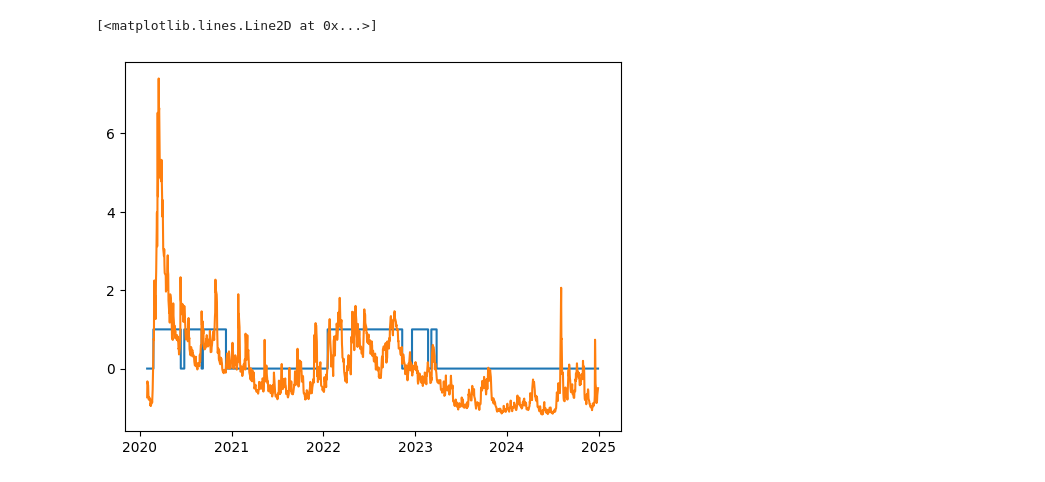
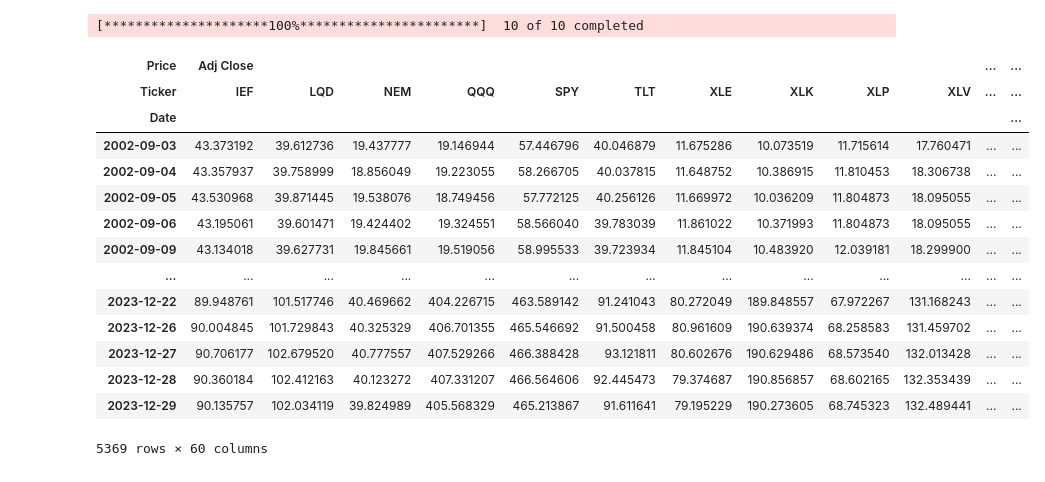
Before and after one commit to suryasridhar/regime-detection-and-optimization, a Jupyter notebook: ETF_HMM_Regime.ipynb, the cells around one changed output. Drawn from its saved outputs; the diff is of its cells as text; code cells hidden in the pictures.

```diff
--- a/ETF_HMM_Regime.ipynb
+++ b/ETF_HMM_Regime.ipynb
@@ -282,9 +2,0 @@ Requirement already satisfied: six>=1.5 in /usr/local/lib/python3.11/dist-packag
-# %%
-import matplotlib.pyplot as plt
-latest = data_with_pca_reduced
-latest
-plt.plot(latest.index, latest['regime'], drawstyle = 'steps-post')
-plt.plot(latest.index, latest['vix_scaled'])
-# %% [output]
-[<matplotlib.lines.Line2D at 0x...>]
-[figure, removed]
@@ -290,0 +12,41 @@ plt.plot(latest.index, latest['vix_scaled'])
+# %%
+start_date = '2002-09-01'
+end_date = '2024-01-01'
+# We put ALL candidates in one big basket.
+# We don't tell the model which is "Growth" or "Defensive".
+
+candidate_tickers = [
+    'SPY',           # S&P 500 (Market)
+    'QQQ',           # Nasdaq 100 (Growth)
+    'XLK',           # Tech Sector (Growth)
+    'XLE',           # Energy Sector (Inflation/Value)
+    'XLV',           # Healthcare (Defensive)
+    'XLP',           # Staples (Defensive)
+    'TLT',           # 20+ Year Treasury (The Crisis Hedge) - Launched July 2002
+    'IEF',           # 7-10 Year Treasury (Intermediate Safety) - Launched July 2002
+    'LQD',           # Investment Grade Corp Bond (Credit Risk) - Launched July 2002
+    'NEM',           # Gold Proxy (Newmont Mining) - Used because GLD didn't exist until 2004
+]
+# %%
+universe_ohlcv = yf.download(candidate_tickers, start=start_date, end=end_date, group_by='column', auto_adjust=False)
+universe_ohlcv = universe_ohlcv.dropna()
+# %% [output]
+[*********************100%***********************]  10 of 10 completed
+# %%
+universe_ohlcv
+# %% [output]
+| Price | Adj Close |  |  |  |  |  |  |  |  |  | ... | ... |
+| Ticker | IEF | LQD | NEM | QQQ | SPY | TLT | XLE | XLK | XLP | XLV | ... | ... |
+| Date |  |  |  |  |  |  |  |  |  |  |  | ... |
+| 2002-09-03 | 43.373192 | 39.612736 | 19.437777 | 19.146944 | 57.446796 | 40.046879 | 11.675286 | 10.073519 | 11.715614 | 17.760471 | ... | ... |
+| 2002-09-04 | 43.357937 | 39.758999 | 18.856049 | 19.223055 | 58.266705 | 40.037815 | 11.648752 | 10.386915 | 11.810453 | 18.306738 | ... | ... |
+| 2002-09-05 | 43.530968 | 39.871445 | 19.538076 | 18.749456 | 57.772125 | 40.256126 | 11.669972 | 10.036209 | 11.804873 | 18.095055 | ... | ... |
+| 2002-09-06 | 43.195061 | 39.601471 | 19.424402 | 19.324551 | 58.566040 | 39.783039 | 11.861022 | 10.371993 | 11.804873 | 18.095055 | ... | ... |
+| 2002-09-09 | 43.134018 | 39.627731 | 19.845661 | 19.519056 | 58.995533 | 39.723934 | 11.845104 | 10.483920 | 12.039181 | 18.299900 | ... | ... |
+| ... | ... | ... | ... | ... | ... | ... | ... | ... | ... | ... | ... | ... |
+| 2023-12-22 | 89.948761 | 101.517746 | 40.469662 | 404.226715 | 463.589142 | 91.241043 | 80.272049 | 189.848557 | 67.972267 | 131.168243 | ... | ... |
+| 2023-12-26 | 90.004845 | 101.729843 | 40.325329 | 406.701355 | 465.546692 | 91.500458 | 80.961609 | 190.639374 | 68.258583 | 131.459702 | ... | ... |
+| 2023-12-27 | 90.706177 | 102.679520 | 40.777557 | 407.529266 | 466.388428 | 93.121811 | 80.602676 | 190.629486 | 68.573540 | 132.013428 | ... | ... |
+| 2023-12-28 | 90.360184 | 102.412163 | 40.123272 | 407.331207 | 466.564606 | 92.445473 | 79.374687 | 190.856857 | 68.602165 | 132.353439 | ... | ... |
+| 2023-12-29 | 90.135757 | 102.034119 | 39.824989 | 405.568329 | 465.213867 | 91.611641 | 79.195229 | 190.273605 | 68.745323 | 132.489441 | ... | ... |
+5369 rows × 60 columns
```
Also changed, not shown: parts of 51 cells of this notebook.
